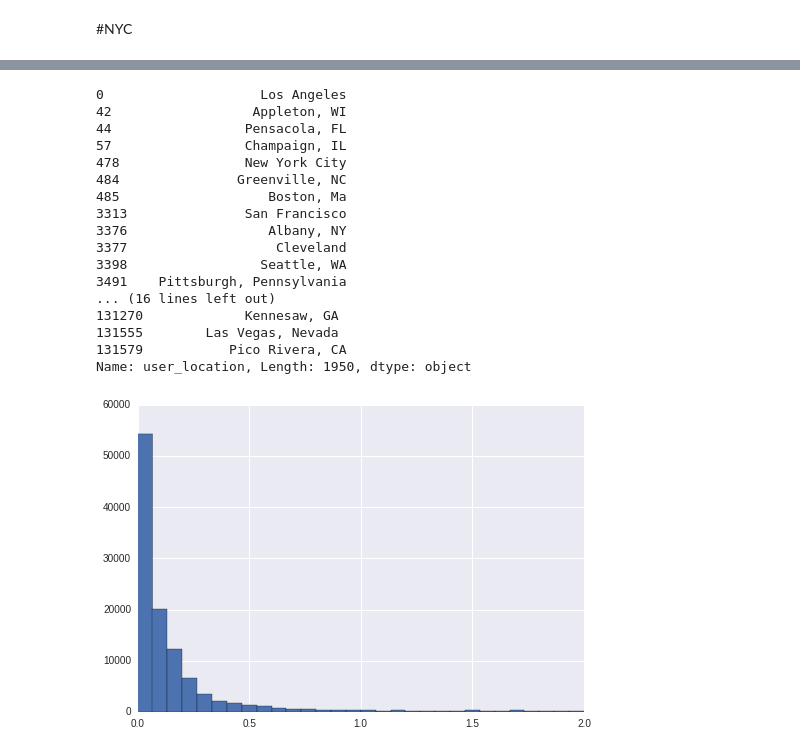
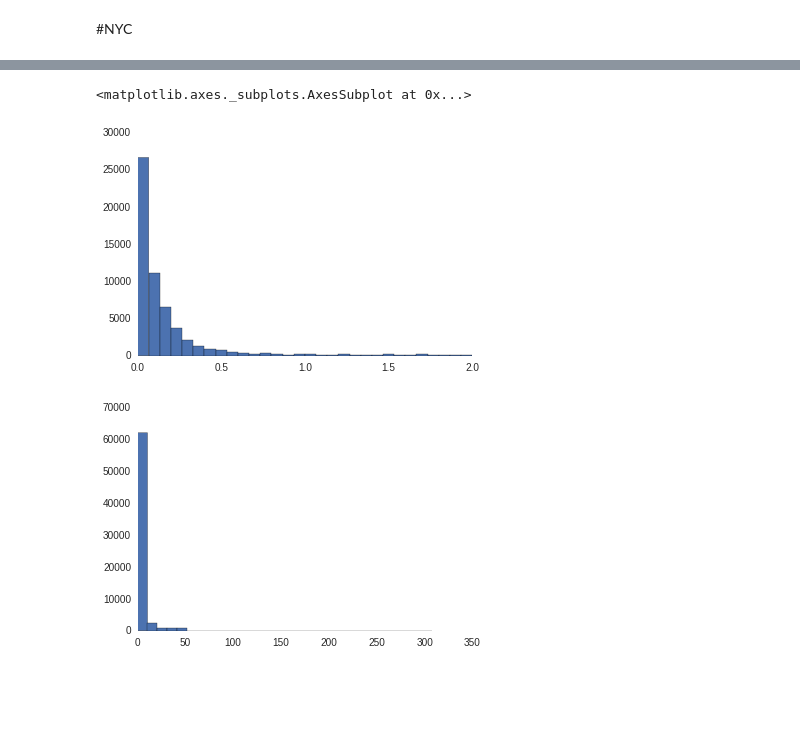
Before and after one commit to pcallier/insight, a Jupyter notebook: notebooks/Explore.ipynb, the cells around one changed output, grey strips where cells are left out. Drawn from its saved outputs; the diff is of its cells as text; code cells hidden in the pictures; blank space fills up the shorter version.

```diff
--- a/notebooks/Explore.ipynb
+++ b/notebooks/Explore.ipynb
@@ -153,24 +157,11 @@ geotags[geotags['user_location']=="New York, NY"].plot(x='tweet_long',y='tweet_l
 # %%
 #print geotags.ix[np.argmax(geotags['tweet_distance'])]
 #((geotags.user_lat - geotags.tweet_lat) ** 2).describe()
+plt.figure(1)
+geotags.tweet_distance.hist(bins=30)
+plt.figure(2)
 geotags[geotags.tweet_distance < 2].tweet_distance.hist(bins=30)
-print geotags[geotags.tweet_distance > 0.5].user_location.drop_duplicates()
 # %% [output]
-0                    Los Angeles
-42                  Appleton, WI
-44                 Pensacola, FL
-57                 Champaign, IL
-478                New York City
-484               Greenville, NC
-485                   Boston, Ma
-3313               San Francisco
-3376                  Albany, NY
-3377                   Cleveland
-3398                 Seattle, WA
-3491    Pittsburgh, Pennsylvania
-... (16 lines left out)
-131270             Kennesaw, GA
-131555        Las Vegas, Nevada
-131579           Pico Rivera, CA
-Name: user_location, Length: 1950, dtype: object
+<matplotlib.axes._subplots.AxesSubplot at 0x...>
-[figure, old version]
+[figure, new version]
+[figure, added]
```
Also changed, not shown: parts of 19 cells of this notebook.
